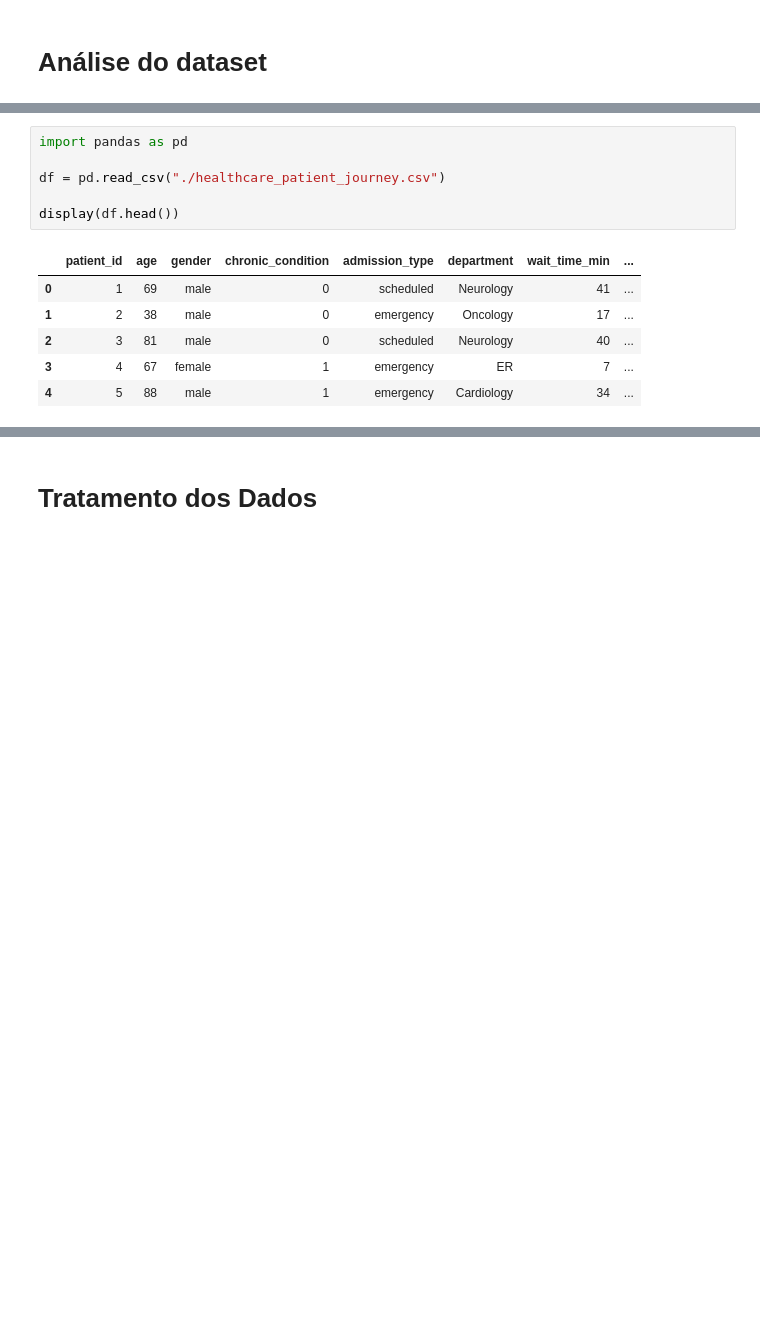
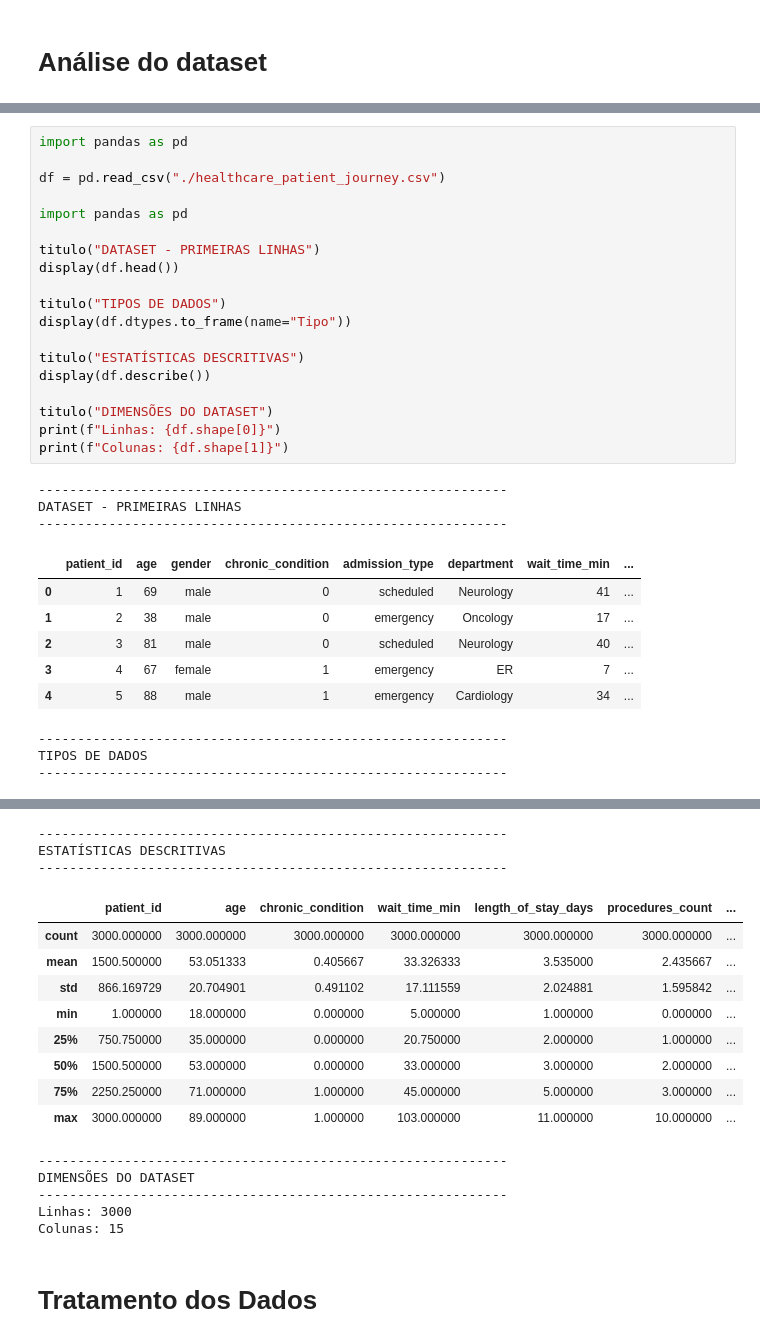
Before and after one commit to ryancursinom/Healthcare-Dataset-Analysis, a Jupyter notebook: main.ipynb, the cells around one changed output, grey strips where cells are left out. Cells and saved outputs as stored; diff of their text form; blank space fills up the shorter version.

```diff
--- a/main.ipynb
+++ b/main.ipynb
@@ -5,11 +11,30 @@ import pandas as pd
 
 df = pd.read_csv("./healthcare_patient_journey.csv")
 
+import pandas as pd
+
+titulo("DATASET - PRIMEIRAS LINHAS")
 display(df.head())
+
+titulo("TIPOS DE DADOS")
+display(df.dtypes.to_frame(name="Tipo"))
+
+titulo("ESTATÍSTICAS DESCRITIVAS")
+display(df.describe())
+
+titulo("DIMENSÕES DO DATASET")
+print(f"Linhas: {df.shape[0]}")
+print(f"Colunas: {df.shape[1]}")
 # %% [output]
+------------------------------------------------------------
+DATASET - PRIMEIRAS LINHAS
+------------------------------------------------------------
 |  | patient_id | age | gender | chronic_condition | admission_type | department | wait_time_min | ... |
 | 0 | 1 | 69 | male | 0 | scheduled | Neurology | 41 | ... |
 | 1 | 2 | 38 | male | 0 | emergency | Oncology | 17 | ... |
 | 2 | 3 | 81 | male | 0 | scheduled | Neurology | 40 | ... |
 | 3 | 4 | 67 | female | 1 | emergency | ER | 7 | ... |
 | 4 | 5 | 88 | male | 1 | emergency | Cardiology | 34 | ... |
+------------------------------------------------------------
+TIPOS DE DADOS
+------------------------------------------------------------
@@ -16,2 +57,19 @@ display(df.head())
+------------------------------------------------------------
+ESTATÍSTICAS DESCRITIVAS
+------------------------------------------------------------
+|  | patient_id | age | chronic_condition | wait_time_min | length_of_stay_days | procedures_count | ... |
+| count | 3000.000000 | 3000.000000 | 3000.000000 | 3000.000000 | 3000.000000 | 3000.000000 | ... |
+| mean | 1500.500000 | 53.051333 | 0.405667 | 33.326333 | 3.535000 | 2.435667 | ... |
+| std | 866.169729 | 20.704901 | 0.491102 | 17.111559 | 2.024881 | 1.595842 | ... |
+| min | 1.000000 | 18.000000 | 0.000000 | 5.000000 | 1.000000 | 0.000000 | ... |
+| 25% | 750.750000 | 35.000000 | 0.000000 | 20.750000 | 2.000000 | 1.000000 | ... |
+| 50% | 1500.500000 | 53.000000 | 0.000000 | 33.000000 | 3.000000 | 2.000000 | ... |
+| 75% | 2250.250000 | 71.000000 | 1.000000 | 45.000000 | 5.000000 | 3.000000 | ... |
+| max | 3000.000000 | 89.000000 | 1.000000 | 103.000000 | 11.000000 | 10.000000 | ... |
+------------------------------------------------------------
+DIMENSÕES DO DATASET
+------------------------------------------------------------
+Linhas: 3000
+Colunas: 15
 # %% [markdown]
 # Tratamento dos Dados
```
Also changed, not shown: parts of 3 cells of this notebook.
